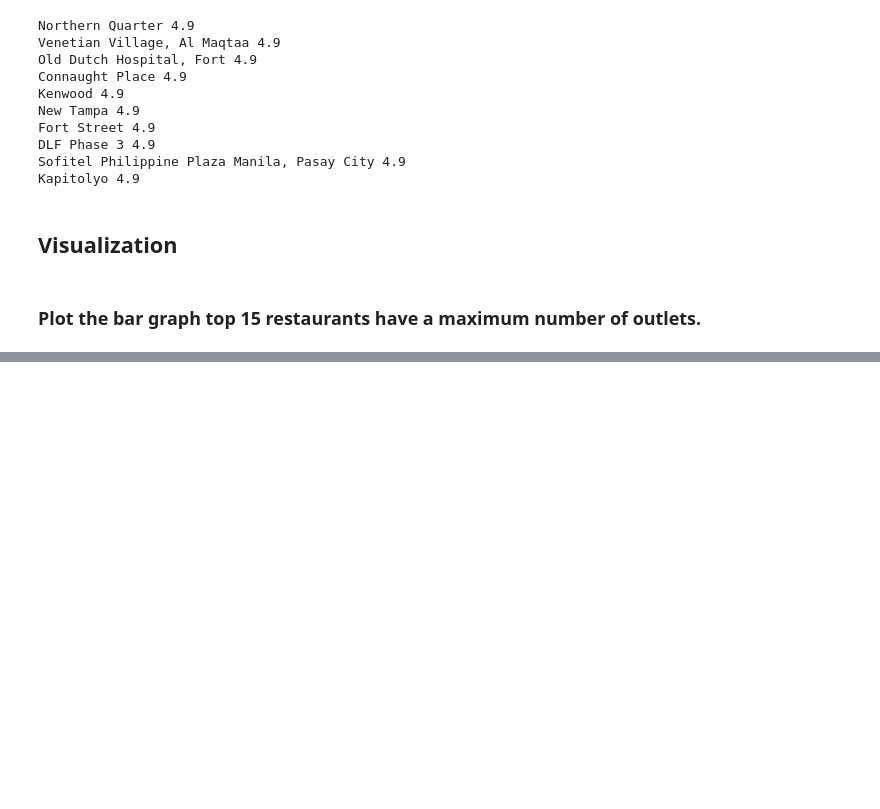
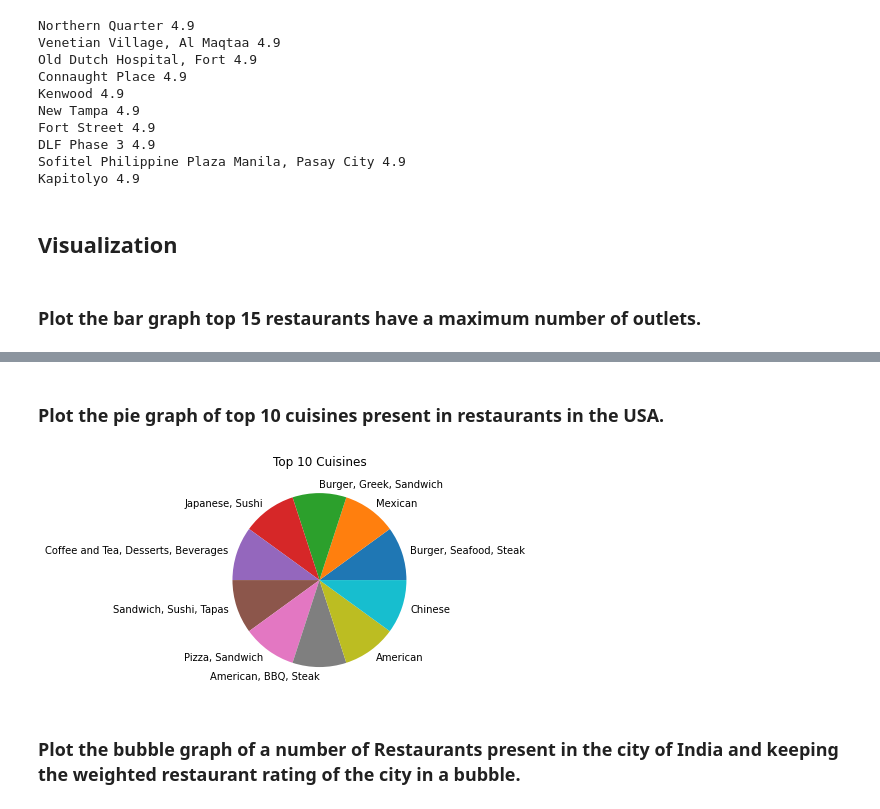
Before and after one commit to pradnyesh45/Zomato-API, a Jupyter notebook: Zomato API - II.ipynb, the cells around one changed output, grey strips where cells are left out. Cells and saved outputs as stored; diff of their text form; code cells hidden in the pictures; blank space fills up the shorter version.

```diff
--- a/Zomato API - II.ipynb
+++ b/Zomato API - II.ipynb
@@ -295,0 +347,28 @@ KeyError: 'Restaurant Name'
+# %% [markdown]
+### Plot the pie graph of top 10 cuisines present in restaurants in the USA.
+# %%
+df = zomato_data.copy()
+df = df[df['Country Code'] == 216]
+df = df[['Cuisines', 'Aggregate rating']]
+df
+ratings = []
+cuisines = []
+for ind in df.index:
+    ratings.append(df['Aggregate rating'][ind])
+    cuisines.append(df['Cuisines'][ind])
+np_cuisines = np.array(cuisines)
+np_ratings = np.array(ratings)
+np_ratings = np.sort(np_ratings)
+np_cuisines = np_cuisines[np.argsort(np_ratings)]
+x = []
+y = []
+for i in range(len(np_cuisines) - 1, len(np_cuisines) - 11, -1):
+    x.append(np_cuisines[i])
+    y.append(np_ratings[i])
+plt.pie(y, labels = x)
+plt.title("Top 10 Cuisines")
+plt.show()
+# %% [output]
+[figure, added]
+# %% [markdown]
+### Plot the bubble graph of a number of Restaurants present in the city of India and keeping the weighted restaurant rating of the city in a bubble.
```
Also changed, not shown: parts of 8 cells of this notebook.
